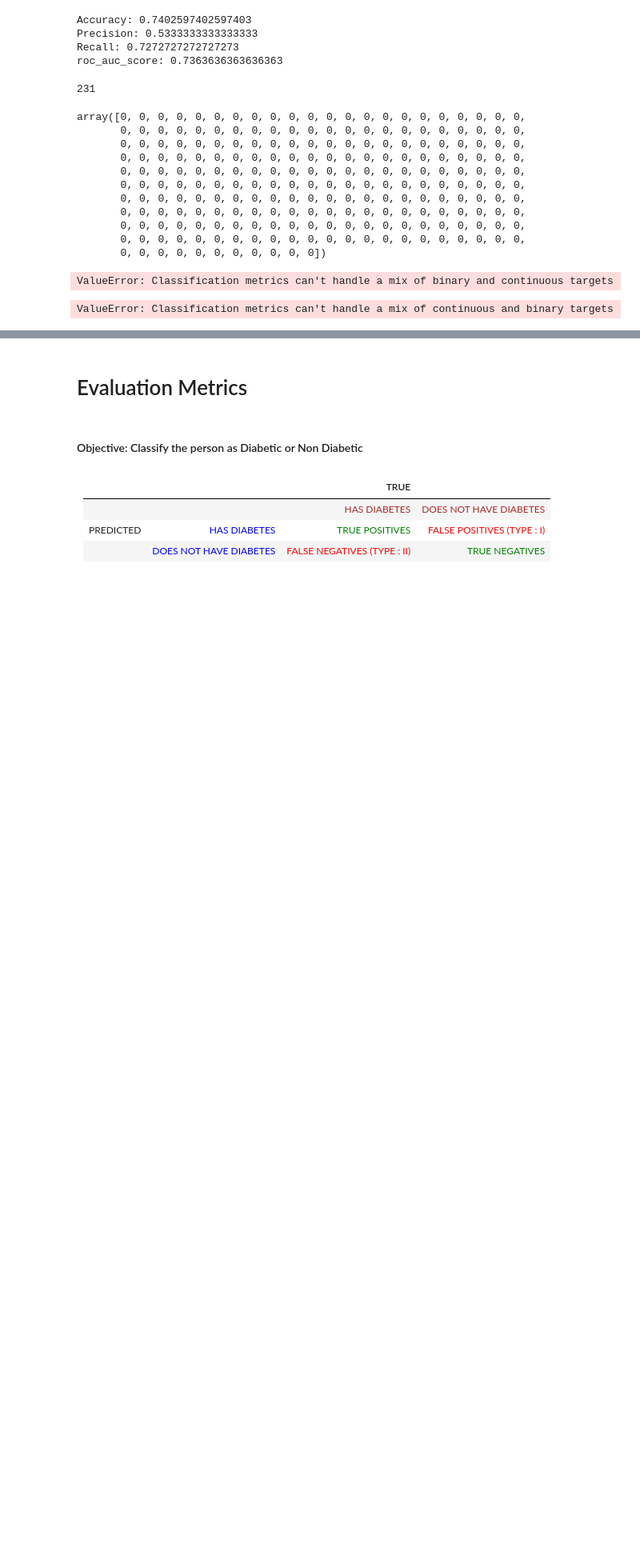
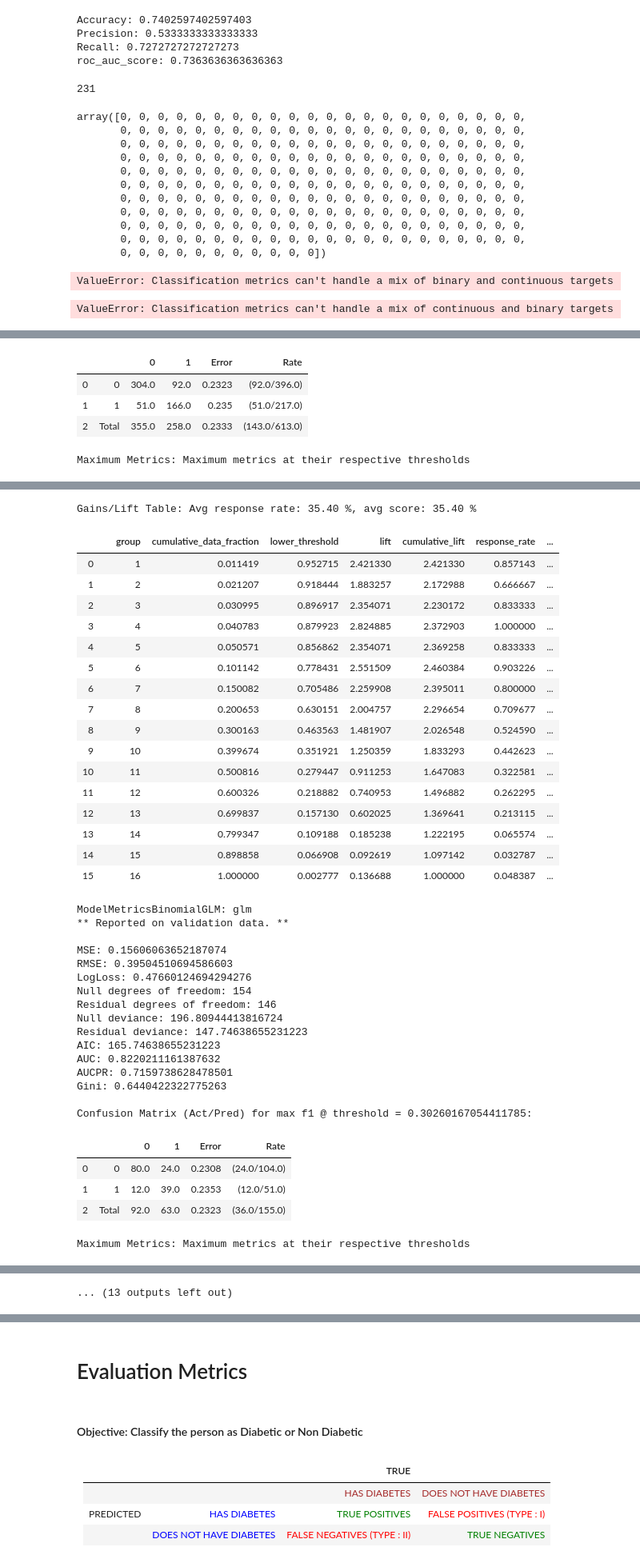
Before and after one commit to Shivam-verma7/Diabetes-Classification, a Jupyter notebook: Diabetes.ipynb, the cells around one changed output, grey strips where cells are left out. Shown at 80% size. Saved outputs shown, nothing was run; the diff lists cells and outputs as text; code cells hidden in the pictures; blank space fills up the shorter version.

```diff
--- a/Diabetes.ipynb
+++ b/Diabetes.ipynb
@@ -715,0 +722,13 @@ ValueError: Classification metrics can't handle a mix of continuous and binary t
+# %%
+df = h2o.import_file("diabetes.csv")
+#Define x and y columns
+x = ['Pregnancies', 'Glucose', 'BloodPressure', 'SkinThickness', 'Insulin',
+       'BMI', 'DiabetesPedigreeFunction', 'Age' ]
+y='Outcome'
+
+
+# Convert y column into factors
+df[y] = df[y].asfactor()
+
+# Split data into training and validation
+train, valid = df.split_frame(ratios = [.8], seed = 1234)
@@ -715,0 +737,7 @@ ValueError: Classification metrics can't handle a mix of continuous and binary t
+# %%
+aml = H2OAutoML(max_models = 10, max_runtime_secs=999999999)
+aml.train(x=x, y=y, training_frame = train, validation_frame = valid)
+
+# Review AutoML result
+lb = aml.leaderboard
+lb
@@ -715,0 +761,3 @@ ValueError: Classification metrics can't handle a mix of continuous and binary t
+# %%
+aml.leader
+# %% [output]
@@ -715,0 +789,5 @@ ValueError: Classification metrics can't handle a mix of continuous and binary t
+|  |  | 0 | 1 | Error | Rate |
+| 0 | 0 | 304.0 | 92.0 | 0.2323 | (92.0/396.0) |
+| 1 | 1 | 51.0 | 166.0 | 0.235 | (51.0/217.0) |
+| 2 | Total | 355.0 | 258.0 | 0.2333 | (143.0/613.0) |
+Maximum Metrics: Maximum metrics at their respective thresholds
@@ -715,0 +811,39 @@ ValueError: Classification metrics can't handle a mix of continuous and binary t
+Gains/Lift Table: Avg response rate: 35.40 %, avg score: 35.40 %
+|  |  | group | cumulative_data_fraction | lower_threshold | lift | cumulative_lift | response_rate | ... |
+| 0 |  | 1 | 0.011419 | 0.952715 | 2.421330 | 2.421330 | 0.857143 | ... |
+| 1 |  | 2 | 0.021207 | 0.918444 | 1.883257 | 2.172988 | 0.666667 | ... |
+| 2 |  | 3 | 0.030995 | 0.896917 | 2.354071 | 2.230172 | 0.833333 | ... |
+| 3 |  | 4 | 0.040783 | 0.879923 | 2.824885 | 2.372903 | 1.000000 | ... |
+| 4 |  | 5 | 0.050571 | 0.856862 | 2.354071 | 2.369258 | 0.833333 | ... |
+| 5 |  | 6 | 0.101142 | 0.778431 | 2.551509 | 2.460384 | 0.903226 | ... |
+| 6 |  | 7 | 0.150082 | 0.705486 | 2.259908 | 2.395011 | 0.800000 | ... |
+| 7 |  | 8 | 0.200653 | 0.630151 | 2.004757 | 2.296654 | 0.709677 | ... |
+| 8 |  | 9 | 0.300163 | 0.463563 | 1.481907 | 2.026548 | 0.524590 | ... |
+| 9 |  | 10 | 0.399674 | 0.351921 | 1.250359 | 1.833293 | 0.442623 | ... |
+| 10 |  | 11 | 0.500816 | 0.279447 | 0.911253 | 1.647083 | 0.322581 | ... |
+| 11 |  | 12 | 0.600326 | 0.218882 | 0.740953 | 1.496882 | 0.262295 | ... |
+| 12 |  | 13 | 0.699837 | 0.157130 | 0.602025 | 1.369641 | 0.213115 | ... |
+| 13 |  | 14 | 0.799347 | 0.109188 | 0.185238 | 1.222195 | 0.065574 | ... |
+| 14 |  | 15 | 0.898858 | 0.066908 | 0.092619 | 1.097142 | 0.032787 | ... |
+| 15 |  | 16 | 1.000000 | 0.002777 | 0.136688 | 1.000000 | 0.048387 | ... |
+ModelMetricsBinomialGLM: glm
+** Reported on validation data. **
+
+MSE: 0.15606063652187074
+RMSE: 0.39504510694586603
+LogLoss: 0.47660124694294276
+Null degrees of freedom: 154
+Residual degrees of freedom: 146
+Null deviance: 196.80944413816724
+Residual deviance: 147.74638655231223
+AIC: 165.74638655231223
+AUC: 0.8220211161387632
+AUCPR: 0.7159738628478501
+Gini: 0.6440422322775263
+
+Confusion Matrix (Act/Pred) for max f1 @ threshold = 0.30260167054411785:
+|  |  | 0 | 1 | Error | Rate |
+| 0 | 0 | 80.0 | 24.0 | 0.2308 | (24.0/104.0) |
+| 1 | 1 | 12.0 | 39.0 | 0.2353 | (12.0/51.0) |
+| 2 | Total | 92.0 | 63.0 | 0.2323 | (36.0/155.0) |
+Maximum Metrics: Maximum metrics at their respective thresholds
@@ -715,0 +867 @@ ValueError: Classification metrics can't handle a mix of continuous and binary t
+... (13 outputs left out)
```
Also changed, not shown: parts of 7 cells of this notebook.
